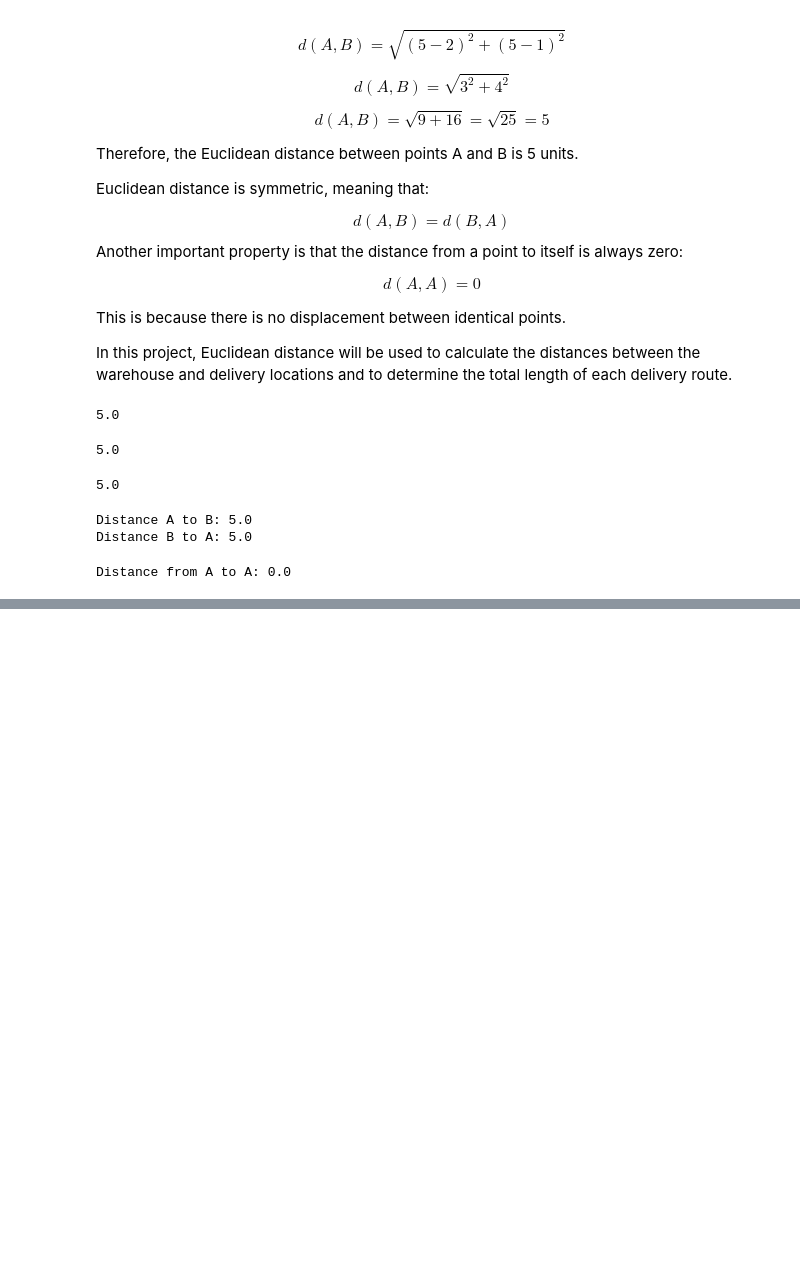
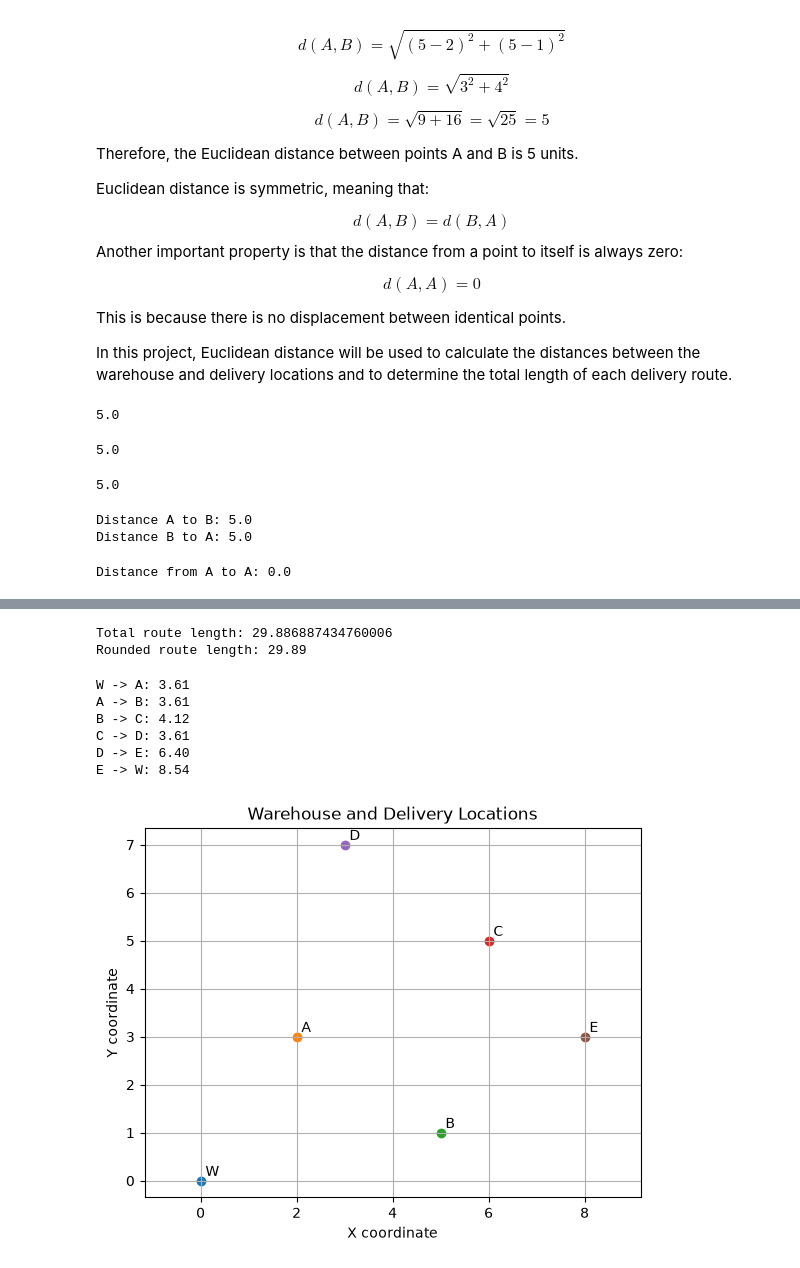
Before and after one commit to tsvetanadraganova/Math-Concepts-Final-Project, a Jupyter notebook: notebooks/route_optimization.ipynb, the cells around one changed output, grey strips where cells are left out. Cells and saved outputs as stored; diff of their text form; code cells hidden in the pictures; blank space fills up the shorter version.

Commit message:
Add route representation, length calculations and visualizations

```diff
--- a/notebooks/route_optimization.ipynb
+++ b/notebooks/route_optimization.ipynb
@@ -179,0 +232,11 @@ Distance from A to A: 0.0
+# %%
+locations = {
+    "W": (0, 0),
+    "A": (2, 3),
+    "B": (5, 1),
+    "C": (6, 5),
+    "D": (3, 7),
+    "E": (8, 3)
+}
+
+print(locations)
@@ -179,0 +312,25 @@ Distance from A to A: 0.0
+# %%
+
+total_length = calculate_route_length(route, locations)
+
+print("Total route length:", total_length)
+print("Rounded route length:", round(total_length, 2))
+# %% [output]
+Total route length: 29.886887434760006
+Rounded route length: 29.89
+# %%
+
+for i in range(len(route) - 1):
+    start = route[i]
+    end = route[i + 1]
+
+    segment_distance = euclidean_distance(locations[start], locations[end])
+
+    print(f"{start} -> {end}: {segment_distance:.2f}")
+# %% [output]
+W -> A: 3.61
+A -> B: 3.61
+B -> C: 4.12
+C -> D: 3.61
+D -> E: 6.40
+E -> W: 8.54
@@ -179,0 +339,17 @@ Distance from A to A: 0.0
+# %%
+
+for name, coordinates in locations.items():
+    x = coordinates[0]
+    y = coordinates[1]
+
+    plt.scatter(x, y)
+    plt.text(x + 0.1, y + 0.1, name)
+
+plt.title("Warehouse and Delivery Locations")
+plt.xlabel("X coordinate")
+plt.ylabel("Y coordinate")
+plt.grid(True)
+plt.axis("equal")
+plt.show()
+# %% [output]
+[figure, added]
```
Also changed, not shown: parts of 9 cells of this notebook, 1 other file.
